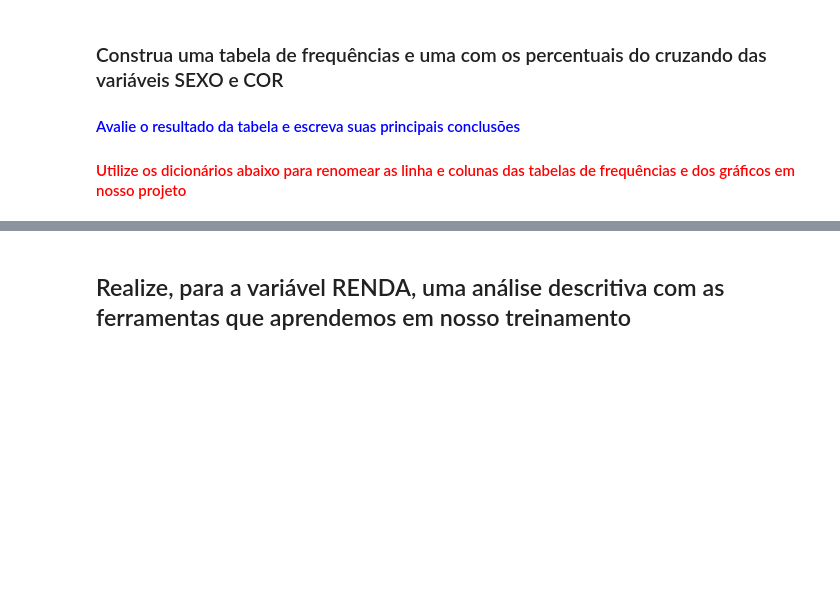
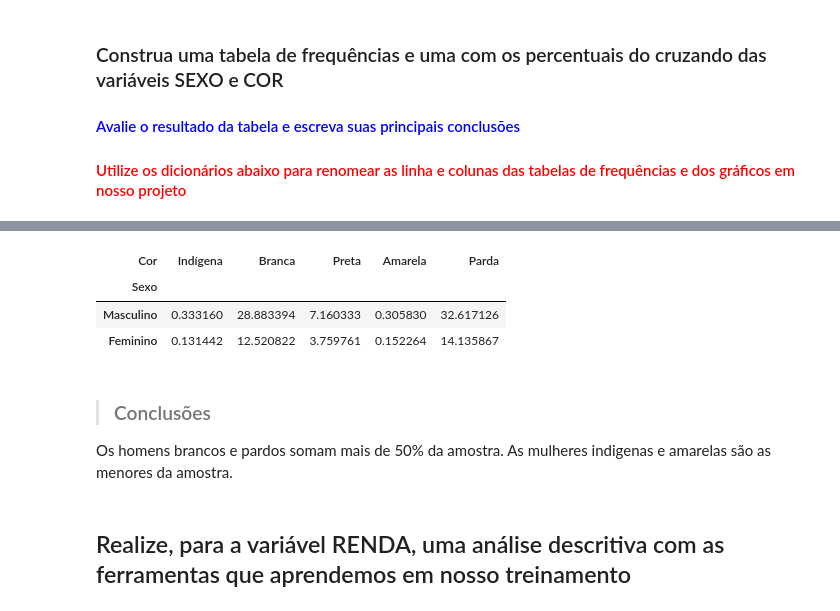
Before and after one commit to arthur-pulini/Estat-sica-com-python, a Jupyter notebook: Curso de Estatística/Aula 6 início/Curso de Estatística/parte 1/Análise_Descritiva.ipynb, the cells around one changed output, grey strips where cells are left out. Cells and saved outputs as stored; diff of their text form; code cells hidden in the pictures; blank space fills up the shorter version.

```diff
--- a/Curso de Estatística/Aula 6 início/Curso de Estatística/parte 1/Análise_Descritiva.ipynb
+++ b/Curso de Estatística/Aula 6 início/Curso de Estatística/parte 1/Análise_Descritiva.ipynb
@@ -351,3 +366,19 @@ Escreva suas conclusões aqui...
+# %%
+percentual = pd.crosstab(df.Sexo,
+                         df.Cor,
+                         normalize=True) * 100
+percentual.rename(index = sexo, columns = cor, inplace = True)
+percentual
+# %% [output]
+| Cor | Indígena | Branca | Preta | Amarela | Parda |
+| Sexo |  |  |  |  |  |
+| Masculino | 0.333160 | 28.883394 | 7.160333 | 0.305830 | 32.617126 |
+| Feminino | 0.131442 | 12.520822 | 3.759761 | 0.152264 | 14.135867 |
+# %% [markdown]
+> ### Conclusões
+
+Os homens brancos e pardos somam mais de 50% da amostra.
+As mulheres indigenas e amarelas são as menores da amostra.
 # %% [markdown]
 ## Realize, para a variável RENDA, uma análise descritiva com as ferramentas que aprendemos em nosso treinamento
 # %% [markdown]
```
Also changed, not shown: parts of 3 cells of this notebook.
